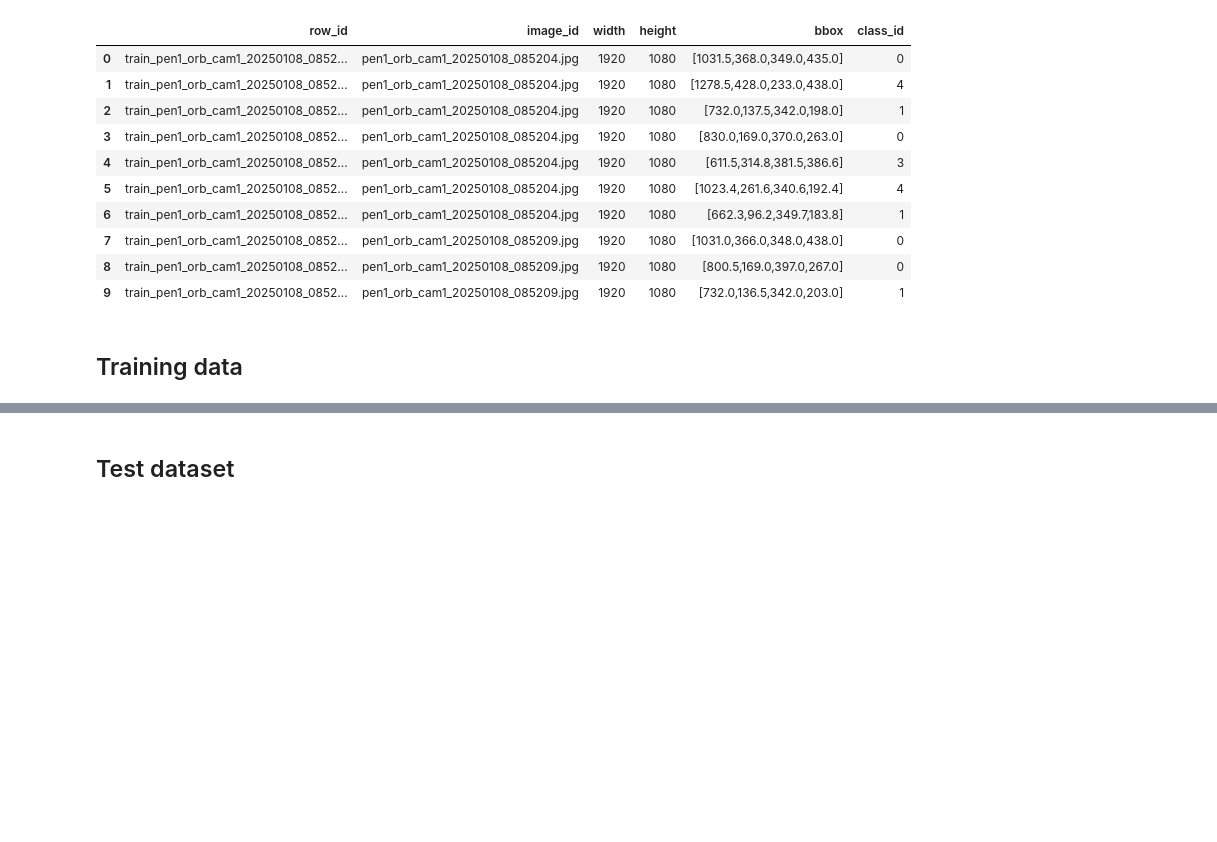
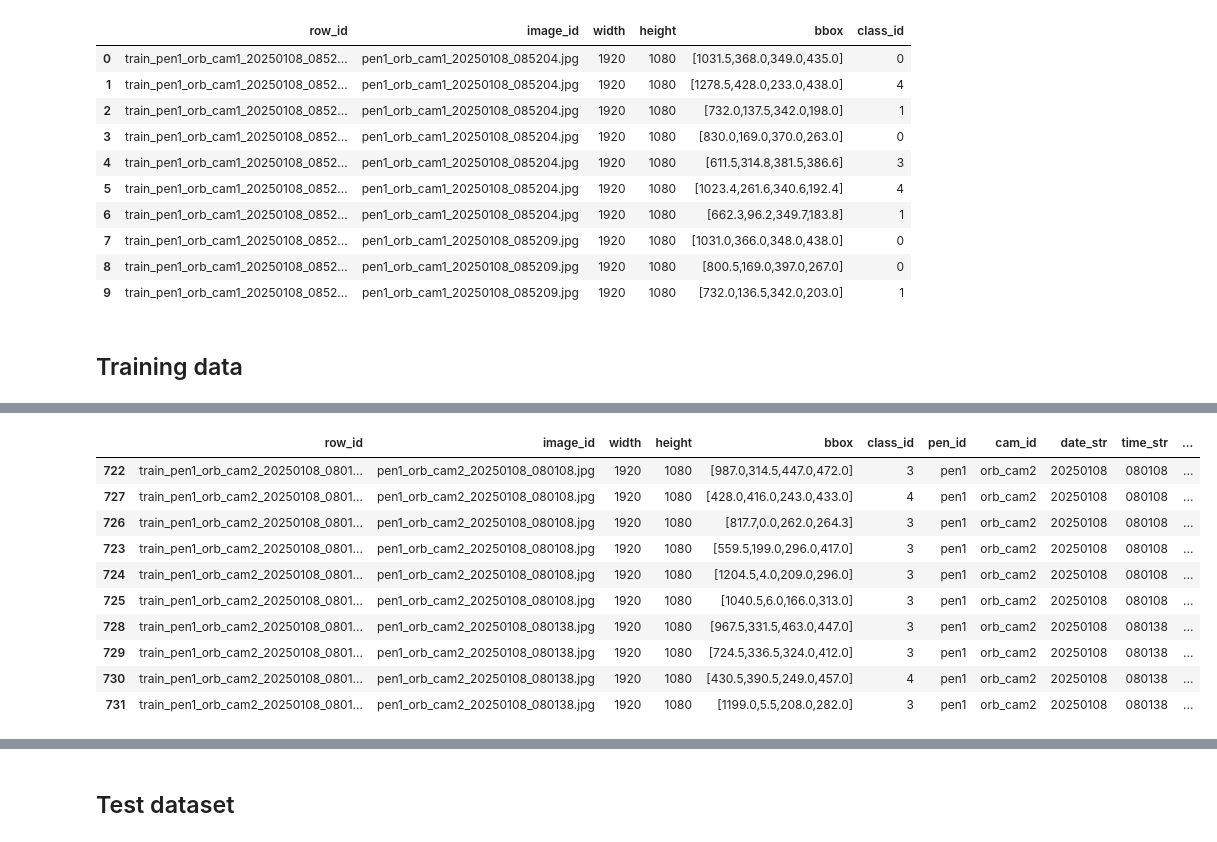
Before and after one commit to abhich98/pig_posture_kaggle_project, a Jupyter notebook: notebooks/EDA.ipynb, the cells around one changed output, grey strips where cells are left out. Cells and saved outputs as stored; diff of their text form; code cells hidden in the pictures; blank space fills up the shorter version.

```diff
--- a/notebooks/EDA.ipynb
+++ b/notebooks/EDA.ipynb
@@ -20,6 +20,31 @@ import datetime
 import seaborn as sns
 import matplotlib.pyplot as plt
 import numpy as np
+# %%
+import sys
+from pathlib import Path
+
+from dataclasses import dataclass
+
+
+@dataclass
+class BBox:
+    x: float
+    y: float
+    w: float
+    h: float
+
+
+def parse_bbox_string(bbox_str: str) -> BBox:
+    s = str(bbox_str).strip()
+    if s.startswith("[") and s.endswith("]"):
+        s = s[1:-1].strip()
+    s = s.replace(",", " ")
+    parts = [p for p in s.split() if p]
+    if len(parts) != 4:
+        raise ValueError(f"Bad bbox: {bbox_str}")
+    x, y, w, h = map(float, parts)
+    return BBox(x=x, y=y, w=w, h=h)
 # %% [markdown]
 ## Load data
 # %%
@@ -62,6 +87,11 @@ def preprocess_labels(df):
     df['date_str'] = df['row_id'].apply(lambda x: get_str_at(x, 4))
     df['time_str'] = df['row_id'].apply(lambda x: get_str_at(x, 5))
 
+    df['bbox_xmin'] = df['bbox'].apply(lambda x: parse_bbox_string(x).x)
+    df['bbox_ymin'] = df['bbox'].apply(lambda x: parse_bbox_string(x).y)
+    df['bbox_width'] = df['bbox'].apply(lambda x: parse_bbox_string(x).w)
+    df['bbox_height'] = df['bbox'].apply(lambda x: parse_bbox_string(x).h)
+
     df['timestamp'] = df['row_id'].apply(lambda x: get_str_at(x, 5))
     df['timestamp'] = df.apply(lambda row: row['date_str'] + row['time_str'], axis=1)
     df['timestamp'] = pd.to_datetime(df['timestamp'], format="%Y%m%d%H%M%S")
@@ -70,8 +100,8 @@ def preprocess_labels(df):
 ## Training data
 # %%
 [preprocess_labels(label_df) for label_df in train_label_dfs]
-train_label_dfs[0].head(10)
 
 min_timestamp = min([label_df['timestamp'].min() for label_df in train_label_dfs])
-print(min_timestamp)
+print("min_timestamp:", min_timestamp)
+train_label_dfs[1].head(10)
 # %% [output]
@@ -79 +109,12 @@ print(min_timestamp)
+|  | row_id | image_id | width | height | bbox | class_id | pen_id | cam_id | date_str | time_str | ... |
+| 722 | train_pen1_orb_cam2_20250108_0801... | pen1_orb_cam2_20250108_080108.jpg | 1920 | 1080 | [987.0,314.5,447.0,472.0] | 3 | pen1 | orb_cam2 | 20250108 | 080108 | ... |
+| 727 | train_pen1_orb_cam2_20250108_0801... | pen1_orb_cam2_20250108_080108.jpg | 1920 | 1080 | [428.0,416.0,243.0,433.0] | 4 | pen1 | orb_cam2 | 20250108 | 080108 | ... |
+| 726 | train_pen1_orb_cam2_20250108_0801... | pen1_orb_cam2_20250108_080108.jpg | 1920 | 1080 | [817.7,0.0,262.0,264.3] | 3 | pen1 | orb_cam2 | 20250108 | 080108 | ... |
+| 723 | train_pen1_orb_cam2_20250108_0801... | pen1_orb_cam2_20250108_080108.jpg | 1920 | 1080 | [559.5,199.0,296.0,417.0] | 3 | pen1 | orb_cam2 | 20250108 | 080108 | ... |
+| 724 | train_pen1_orb_cam2_20250108_0801... | pen1_orb_cam2_20250108_080108.jpg | 1920 | 1080 | [1204.5,4.0,209.0,296.0] | 3 | pen1 | orb_cam2 | 20250108 | 080108 | ... |
+| 725 | train_pen1_orb_cam2_20250108_0801... | pen1_orb_cam2_20250108_080108.jpg | 1920 | 1080 | [1040.5,6.0,166.0,313.0] | 3 | pen1 | orb_cam2 | 20250108 | 080108 | ... |
+| 728 | train_pen1_orb_cam2_20250108_0801... | pen1_orb_cam2_20250108_080138.jpg | 1920 | 1080 | [967.5,331.5,463.0,447.0] | 3 | pen1 | orb_cam2 | 20250108 | 080138 | ... |
+| 729 | train_pen1_orb_cam2_20250108_0801... | pen1_orb_cam2_20250108_080138.jpg | 1920 | 1080 | [724.5,336.5,324.0,412.0] | 3 | pen1 | orb_cam2 | 20250108 | 080138 | ... |
+| 730 | train_pen1_orb_cam2_20250108_0801... | pen1_orb_cam2_20250108_080138.jpg | 1920 | 1080 | [430.5,390.5,249.0,457.0] | 4 | pen1 | orb_cam2 | 20250108 | 080138 | ... |
+| 731 | train_pen1_orb_cam2_20250108_0801... | pen1_orb_cam2_20250108_080138.jpg | 1920 | 1080 | [1199.0,5.5,208.0,282.0] | 3 | pen1 | orb_cam2 | 20250108 | 080138 | ... |
 # %%
```
Also changed, not shown: parts of 7 cells of this notebook, 3 other files.
